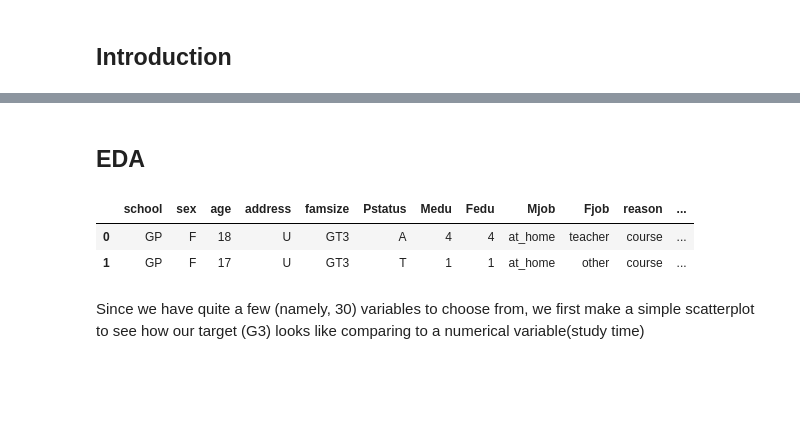
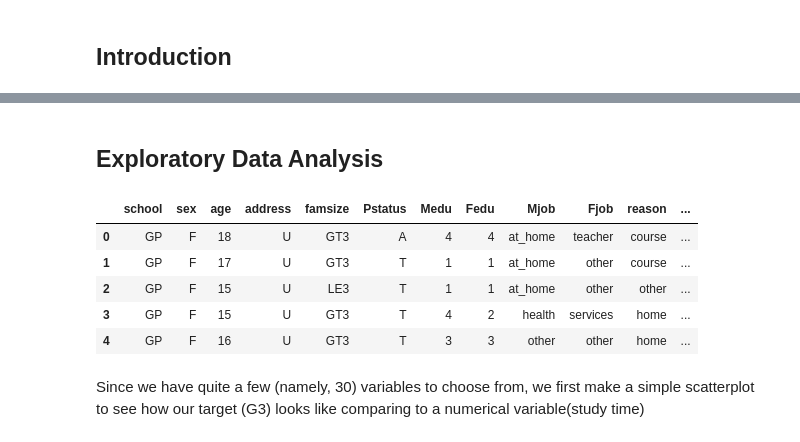
Before and after one commit to DSCI-310/DSCI-310-Group-1, a Jupyter notebook: StudentPerformance.ipynb, the cells around one changed output, grey strips where cells are left out. Drawn from its saved outputs; the diff is of its cells as text; code cells hidden in the pictures; blank space fills up the shorter version.

```diff
--- a/StudentPerformance.ipynb
+++ b/StudentPerformance.ipynb
@@ -25,15 +38,18 @@ The dataset we will be using contains the following features (the type of featur
 
 Thus, we are interested in looking to answer the following question: **Can we predict a student's final grade (denoted by "G3" in the dataset) given the above features**.
 # %% [markdown]
-## EDA
+## Exploratory Data Analysis
 # %%
 df = pd.read_csv("data/student-mat.csv",sep = ";")
-pd.set_option("display.max_rows", 3, "display.max_columns", None)
-df.iloc[:2]
+pd.set_option("display.max_rows", 10, "display.max_columns", None)
+df.head()
 # %% [output]
 |  | school | sex | age | address | famsize | Pstatus | Medu | Fedu | Mjob | Fjob | reason | ... |
 | 0 | GP | F | 18 | U | GT3 | A | 4 | 4 | at_home | teacher | course | ... |
 | 1 | GP | F | 17 | U | GT3 | T | 1 | 1 | at_home | other | course | ... |
+| 2 | GP | F | 15 | U | LE3 | T | 1 | 1 | at_home | other | other | ... |
+| 3 | GP | F | 15 | U | GT3 | T | 4 | 2 | health | services | home | ... |
+| 4 | GP | F | 16 | U | GT3 | T | 3 | 3 | other | other | home | ... |
 # %% [markdown]
 Since we have quite a few (namely, 30) variables to choose from, we first make a simple scatterplot to see how our target (G3) looks like comparing to a numerical variable(study time)
 # %%
```
Also changed, not shown: parts of 12 cells of this notebook.
